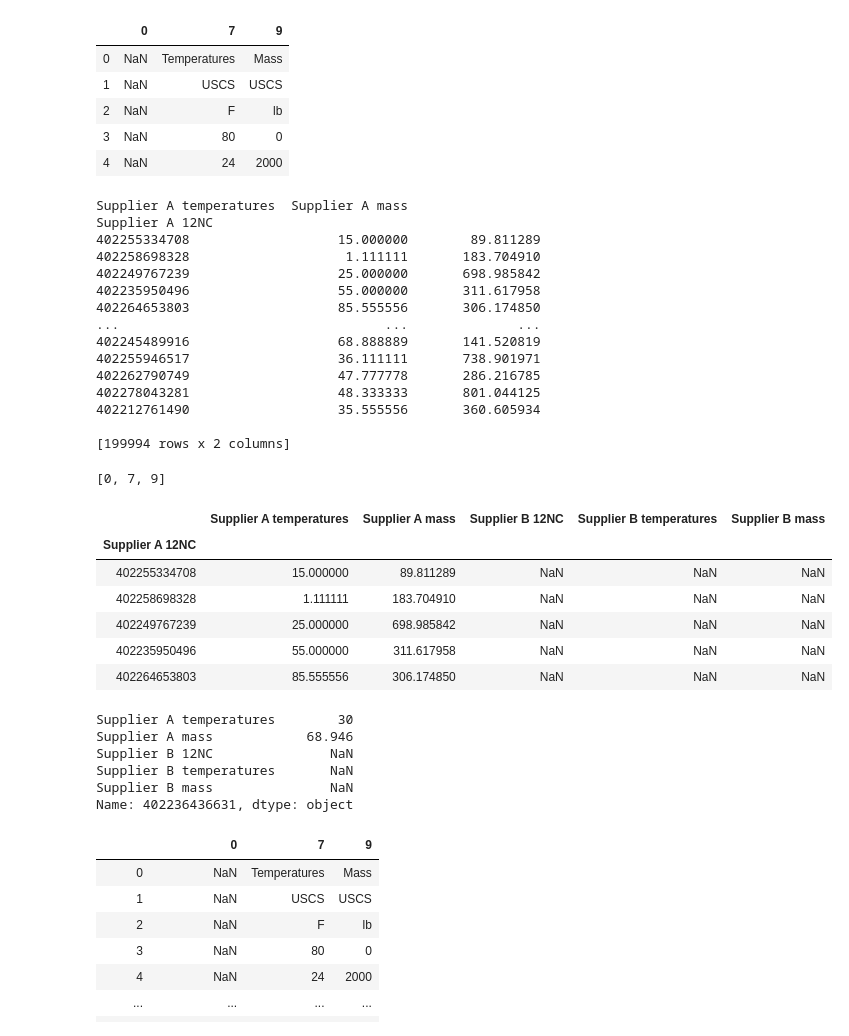
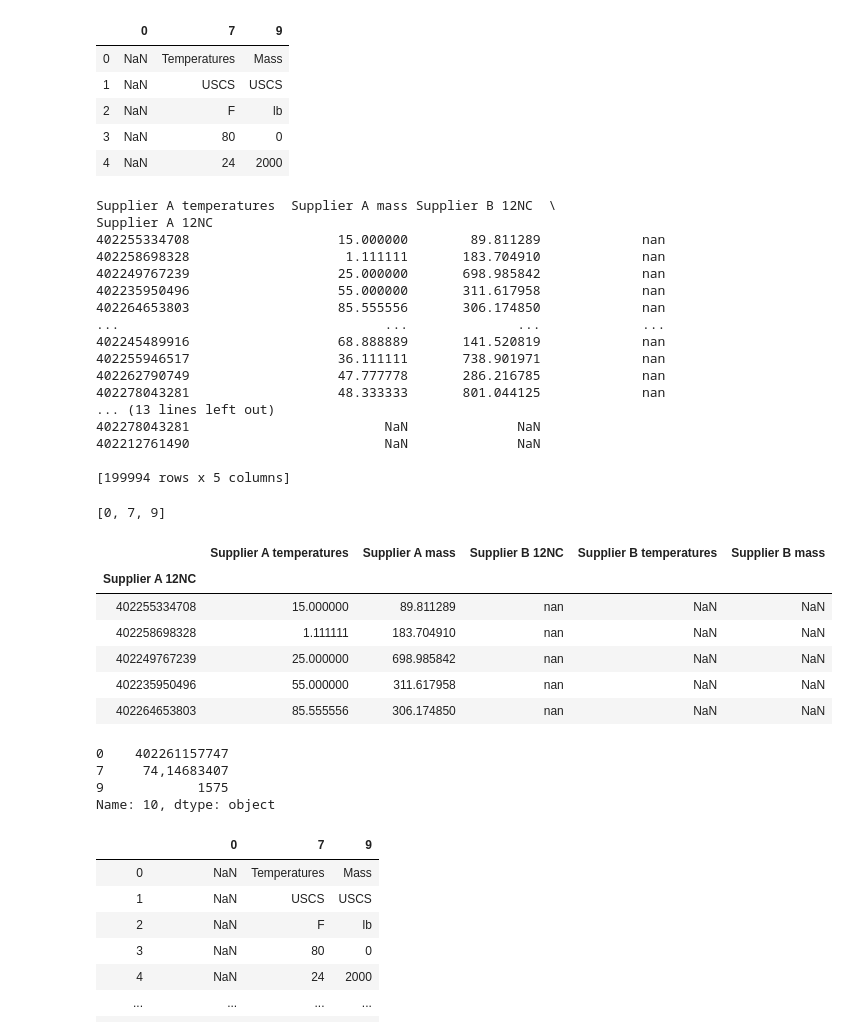
Before and after one commit to mihransimonian/Uva-Block3-Big_Data-Assignment, a Jupyter notebook: Code and Data/Assignment.ipynb, the cells around one changed output. Saved outputs shown, nothing was run; the diff lists cells and outputs as text; code cells hidden in the pictures.

```diff
--- a/Code and Data/Assignment.ipynb
+++ b/Code and Data/Assignment.ipynb
@@ -75,8 +75,10 @@ def convert_units_from_dict(dict_to_use, unit_subject, unit_system, unit_specs,
 # %%
 def cleanup_data_values_return_float(data_in):
 
+    message_error_string = " is the datatype value in database, but it must be a floating point or integer"
+
     if type(data_in) is bool:
-        raise RuntimeError("Datatype value in database is a boolean but it must be a floating point or integer")
+        raise RuntimeError("Boolean " + message_error_string)
 
     if type(data_in) is str:
         data_in = data_in.replace(',','.')
@@ -86,7 +88,7 @@ def cleanup_data_values_return_float(data_in):
     try:
         data_in = float(data_in)
     except:
-        raise RuntimeError("Datatype value in database is a string but it must be a floating point or integer")
+        raise RuntimeError("String " + message_error_string)
 
     return(float(data_in))
 # %%
@@ -155,7 +157,7 @@ df_products.head()
 # %%
 # import
 df_import_supplier_B = pd.DataFrame()
-df_import_supplier_B = pd.read_csv("DataB.csv", header=None, sep=';', encoding='utf-8', low_memory=False)
+df_import_supplier_B = pd.read_csv("DataB.csv", header=None, sep=';', encoding='utf-8', low_memory=False,dtype=str)
 
 # Clean up the database
 # drop column
@@ -175,62 +177,65 @@ df_import_supplier_B.head()
 df_products.append(df_import_supplier_B)
 print(df_products)
 # %% [output]
-Supplier A temperatures  Supplier A mass
+Supplier A temperatures  Supplier A mass Supplier B 12NC  \
 Supplier A 12NC
-402255334708                   15.000000        89.811289
-402258698328                    1.111111       183.704910
-402249767239                   25.000000       698.985842
-402235950496                   55.000000       311.617958
-402264653803                   85.555556       306.174850
-...                                  ...              ...
-402245489916                   68.888889       141.520819
-402255946517                   36.111111       738.901971
-402262790749                   47.777778       286.216785
-402278043281                   48.333333       801.044125
-402212761490                   35.555556       360.605934
+402255334708                   15.000000        89.811289             nan
+402258698328                    1.111111       183.704910             nan
+402249767239                   25.000000       698.985842             nan
+402235950496                   55.000000       311.617958             nan
+402264653803                   85.555556       306.174850             nan
+...                                  ...              ...             ...
+402245489916                   68.888889       141.520819             nan
+402255946517                   36.111111       738.901971             nan
+402262790749                   47.777778       286.216785             nan
+402278043281                   48.333333       801.044125             nan
+... (13 lines left out)
+402278043281                         NaN              NaN
+402212761490                         NaN              NaN
 
-[199994 rows x 2 columns]
+[199994 rows x 5 columns]
 # %%
 
 # Make the conversion list
 #df_products = pd.DataFrame() # This can become a loading option later
 print(df_import_supplier_B.columns.tolist())
 for col in df_import_supplier_B.columns.tolist():
     # Define the types as used in columns derived from database
     try:
         unit_subject = df_import_supplier_B[col].iloc[0].lower()
         unit_system = df_import_supplier_B[col].iloc[1].upper()
         unit_specs = df_import_supplier_B[col].iloc[2]
     except:
         unit_subject = "12NC"
 
     # Add columns and convert in place
     new_col_name = str('Supplier B '+ unit_subject)
     df_products[new_col_name] = df_import_supplier_B[col].iloc[6:df_import_supplier_B.shape[0]]
 
     if col > 0:
         df_products[new_col_name] = df_products[new_col_name].apply(lambda x : cleanup_data_values_return_float(x))
         df_products[new_col_name] = df_products[new_col_name].apply(lambda x : convert_units_from_dict(dict_unit_hardcoded, unit_subject, unit_system, unit_specs, x))
 
+    elif col == 0:
+        df_products[new_col_name] = df_products[new_col_name].apply(lambda x : str(x).replace('.',''))
+
 df_products.head()
 # %% [output]
 [0, 7, 9]
 |  | Supplier A temperatures | Supplier A mass | Supplier B 12NC | Supplier B temperatures | Supplier B mass |
 | Supplier A 12NC |  |  |  |  |  |
-| 402255334708 | 15.000000 | 89.811289 | NaN | NaN | NaN |
-| 402258698328 | 1.111111 | 183.704910 | NaN | NaN | NaN |
-| 402249767239 | 25.000000 | 698.985842 | NaN | NaN | NaN |
-| 402235950496 | 55.000000 | 311.617958 | NaN | NaN | NaN |
-| 402264653803 | 85.555556 | 306.174850 | NaN | NaN | NaN |
+| 402255334708 | 15.000000 | 89.811289 | nan | NaN | NaN |
+| 402258698328 | 1.111111 | 183.704910 | nan | NaN | NaN |
+| 402249767239 | 25.000000 | 698.985842 | nan | NaN | NaN |
+| 402235950496 | 55.000000 | 311.617958 | nan | NaN | NaN |
+| 402264653803 | 85.555556 | 306.174850 | nan | NaN | NaN |
 # %%
-df_products.iloc[10]
+df_import_supplier_B.iloc[10]
 # %% [output]
-Supplier A temperatures        30
-Supplier A mass            68.946
-Supplier B 12NC               NaN
-Supplier B temperatures       NaN
-Supplier B mass               NaN
-Name: 402236436631, dtype: object
+0    402261157747
+7     74,14683407
+9            1575
+Name: 10, dtype: object
 # %%
 df_import_supplier_B
 # %% [output]
```
